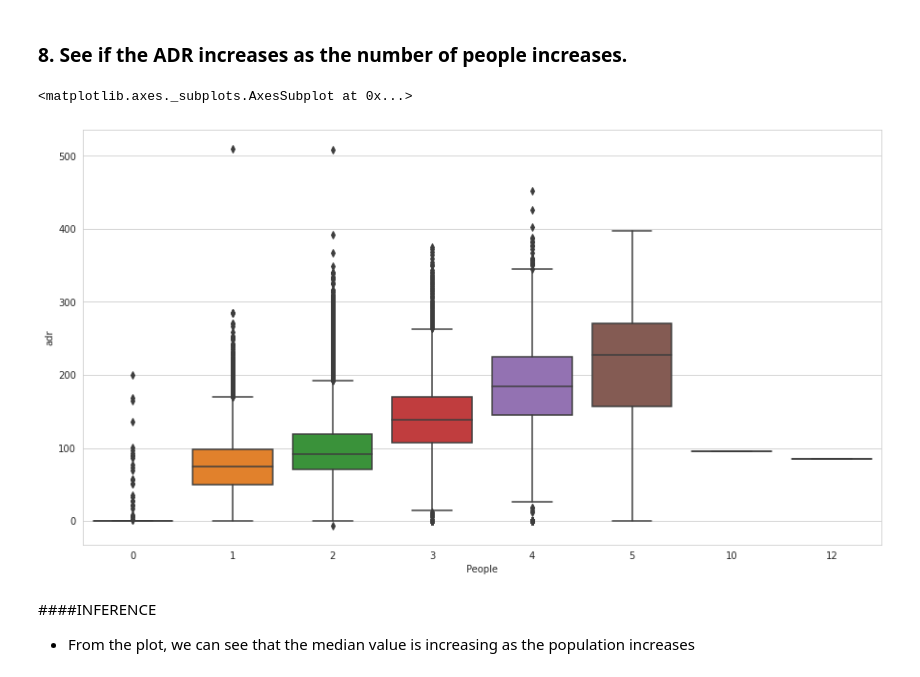
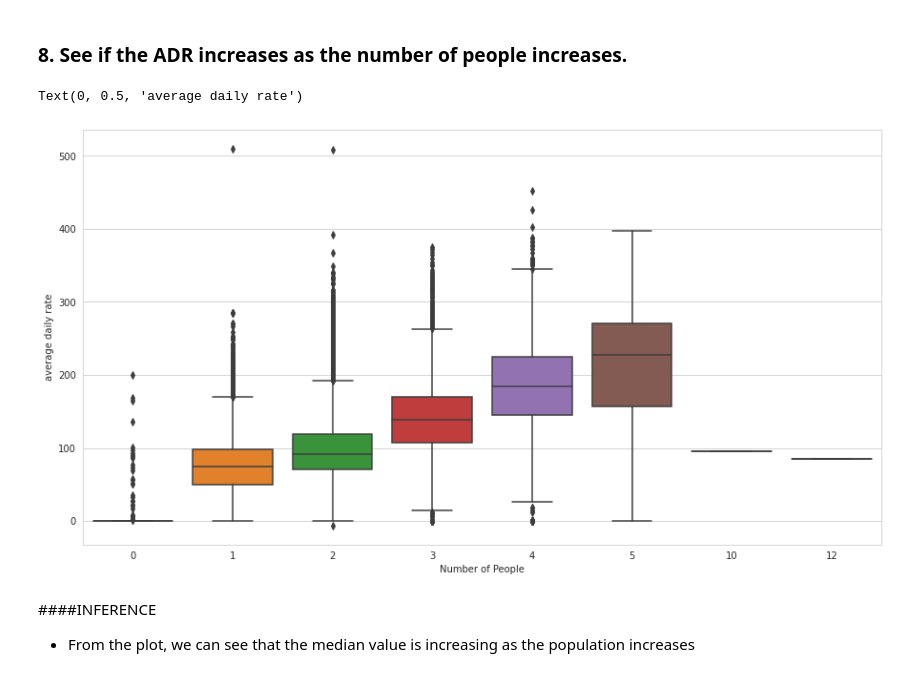
Before and after one commit to MohanVishe/Exploratory-Data-Analysis----Hotel-Booking-Dataset, a Jupyter notebook: Hotel_Booking_Analysis_Capstone_Project.ipynb, the cells around one changed output. Drawn from its saved outputs; the diff is of its cells as text; code cells hidden in the pictures.

```diff
--- a/Hotel_Booking_Analysis_Capstone_Project.ipynb
+++ b/Hotel_Booking_Analysis_Capstone_Project.ipynb
@@ -316,10 +316,12 @@ plt.show()
 # %%
 sns.set_style("whitegrid")
 
 sns.boxplot(x = 'People', y = 'adr', data = Non_cancel)
+plt.xlabel("Number of People")
+plt.ylabel("average daily rate")
 # %% [output]
-<matplotlib.axes._subplots.AxesSubplot at 0x...>
+Text(0, 0.5, 'average daily rate')
-[figure, old version]
+[figure, new version]
 # %% [markdown]
 ####INFERENCE
 *  From the plot, we can see that the median value is increasing as the population increases
```
Also changed, not shown: parts of 5 cells of this notebook.
